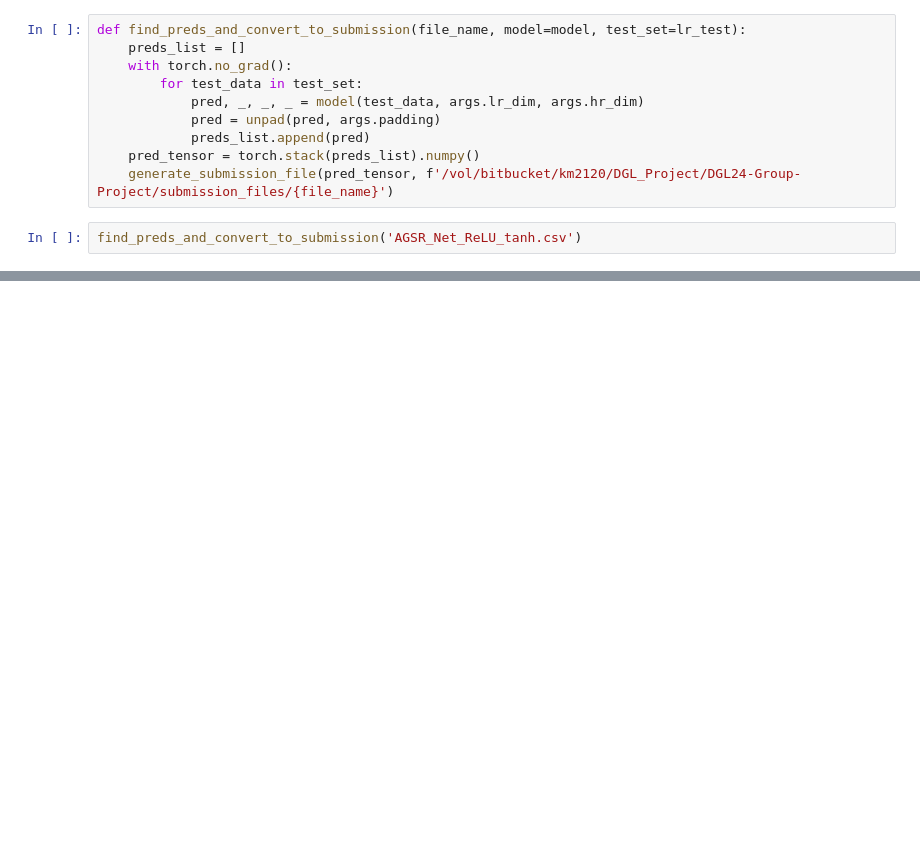
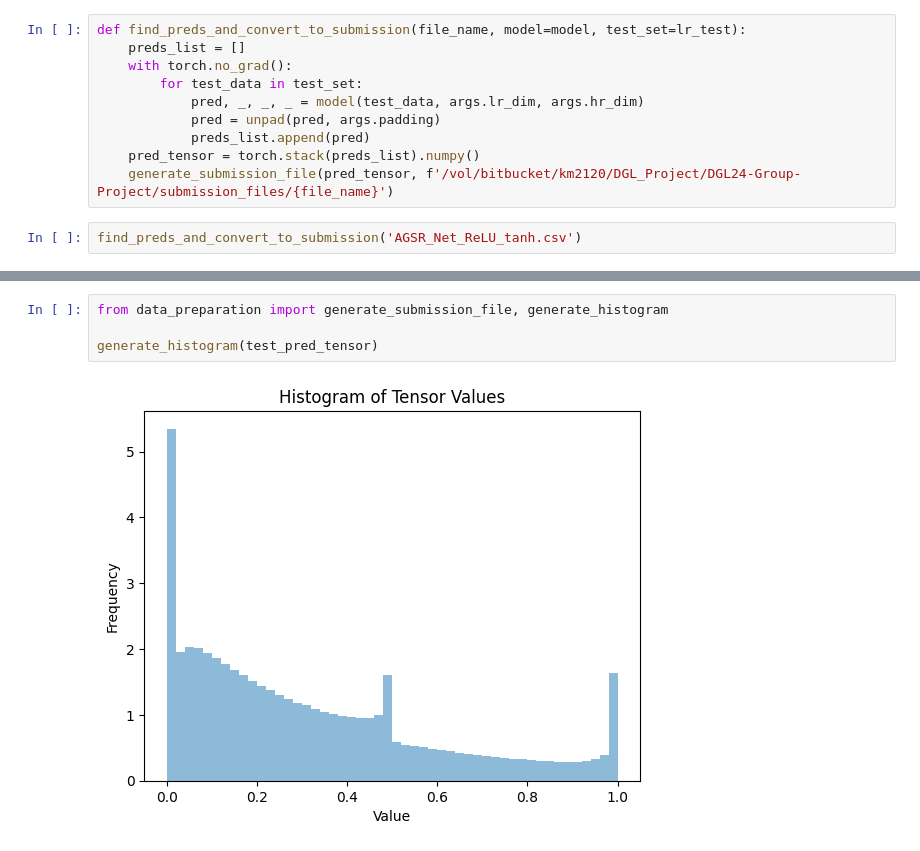
Before and after one commit to dilayercelik/DGL24-Group-Project, a Jupyter notebook: Moritz_AGSRNet.ipynb, the cells around one changed output, grey strips where cells are left out. Drawn from its saved outputs; the diff is of its cells as text; blank space fills up the shorter version.

```diff
--- a/Moritz_AGSRNet.ipynb
+++ b/Moritz_AGSRNet.ipynb
@@ -312,0 +362,6 @@ torch.Size([112, 268, 268])
+# %%
+from data_preparation import generate_submission_file, generate_histogram
+
+generate_histogram(test_pred_tensor)
+# %% [output]
+[figure, added]
```
Also changed, not shown: parts of 8 cells of this notebook, 3 other files.
